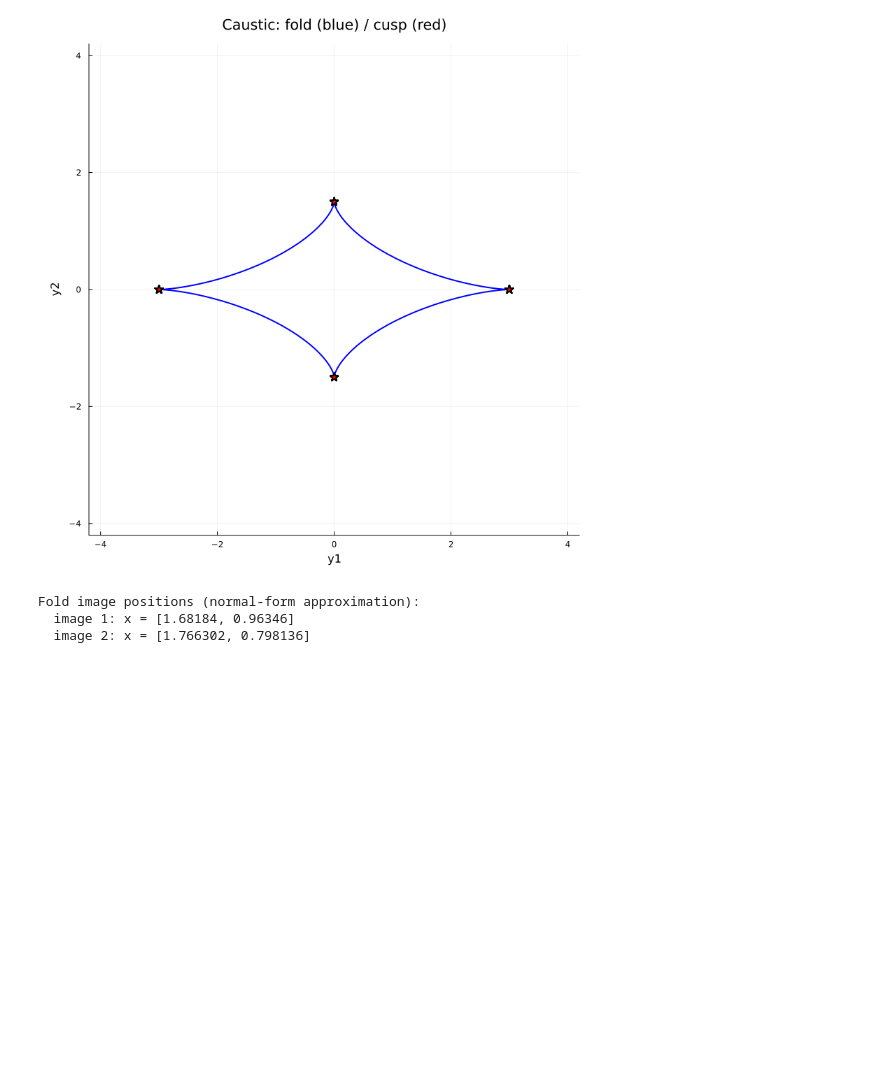
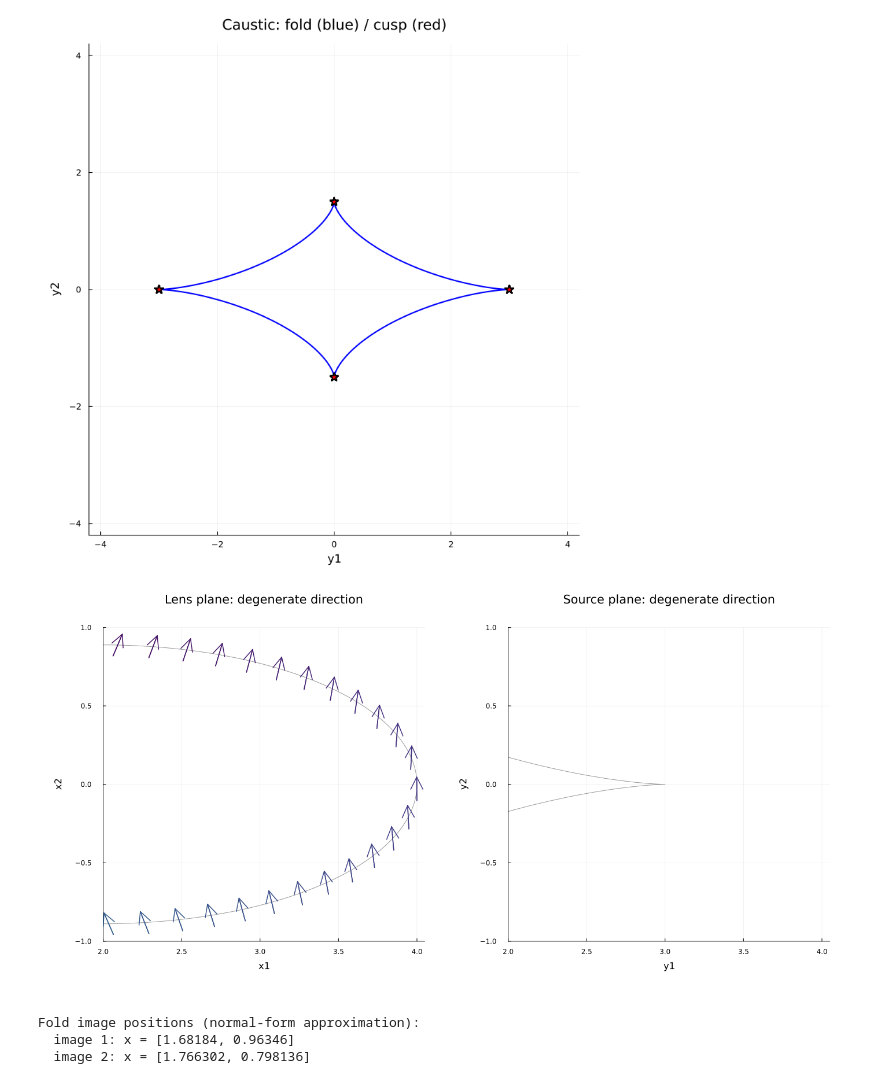
Before and after one commit to chrisharhaw/Optical_Drift_Effects, a Jupyter notebook: scripts/mapping_test.ipynb, the cells around one changed output. Drawn from its saved outputs; the diff is of its cells as text; code cells hidden in the pictures; blank space fills up the shorter version.

Commit message:
visualising degenerate direction

```diff
--- a/scripts/mapping_test.ipynb
+++ b/scripts/mapping_test.ipynb
@@ -157,6 +154,76 @@ end
 p_class
 # %% [output]
 [figure]
+# %%
+# -----------------------------------------------------------------------
+# Visualise the degenerate direction of the Jacobian in both planes.
+#
+# Note: A*v = 0 by definition (v is the null eigenvector), so the
+# degenerate direction cannot be mapped through A in a non-trivial way.
+# Instead we draw v at the critical curve point (lens plane) and the
+# same vector v at the corresponding caustic point (source plane),
+# showing how the merging direction sits in each plane.
+#
+# Null eigenvector in global frame: v proportional to (-A12, A11)
+# -----------------------------------------------------------------------
+
+every      = 70
+scale      = 0.15
+
+p_crit  = plot(; aspect_ratio=:equal, xlims=(2,4.05), ylims=(-1,1),
+                xlabel="x1", ylabel="x2",
+                title="Lens plane: degenerate direction",
+                legend=false, size=(700,700))
+
+p_caust = plot(; aspect_ratio=:equal, xlims=(2,4.05), ylims=(-1,1),
+                xlabel="y1", ylabel="y2",
+                title="Source plane: degenerate direction",
+                legend=false, size=(700,700))
+
+for (crit_poly, caust_poly) in zip(critical_polylines, caustic_polylines)
+    n = length(crit_poly)
+
+    plot!(p_crit,  first.(crit_poly),  last.(crit_poly);  lw=1, color=:black, alpha=0.4)
+    plot!(p_caust, first.(caust_poly), last.(caust_poly); lw=1, color=:black, alpha=0.4)
+
+    # Arc-length parameter for colouring
+    arc = cumsum([0.0; [norm(SVector(crit_poly[i][1]-crit_poly[i-1][1],
+                                    crit_poly[i][2]-crit_poly[i-1][2]))
+                        for i in 2:n]])
+    arc ./= arc[end]
+
+    for i in 1:every:n
+        theta_c = SVector(crit_poly[i][1],  crit_poly[i][2])
+        y_c     = SVector(caust_poly[i][1], caust_poly[i][2])
+        col     = cgrad(:viridis)[arc[i]]
+
+        # Null eigenvector of A: v proportional to (-A12, A11)
+        A = deflection_jacobian(lens, theta_c)
+        v = SVector(-A[1,2], A[1,1])
+        v = v / norm(v)
+
+        # Draw v centred on the critical curve point (lens plane)
+        quiver!(p_crit,
+                [theta_c[1] - 0.5scale*v[1]],
+                [theta_c[2] - 0.5scale*v[2]],
+                quiver=([scale*v[1]], [scale*v[2]]);
+                color=col, lw=1.5)
+
+        # Draw the same v centred on the caustic point (source plane)
+        # A*v = 0 so v is drawn at the caustic location without transformation
+        # quiver!(p_caust,
+        #         [y_c[1] - 0.5scale*v[1]],
+        #         [y_c[2] - 0.5scale*v[2]],
+        #         quiver=([scale*v[1]], [scale*v[2]]);
+        #         color=col, lw=1.5)
+    end
+end
+
+plot(p_crit, p_caust; layout=(1,2), size=(1400,700),
+     left_margin=12Plots.mm, right_margin=6Plots.mm,
+     top_margin=6Plots.mm,   bottom_margin=12Plots.mm)
+# %% [output]
+[figure, added]
 # %%
 # -----------------------------------------------------------------------
 # Fold image positions in normal (local) coordinates
```
Also changed, not shown: parts of 1 cell of this notebook.
